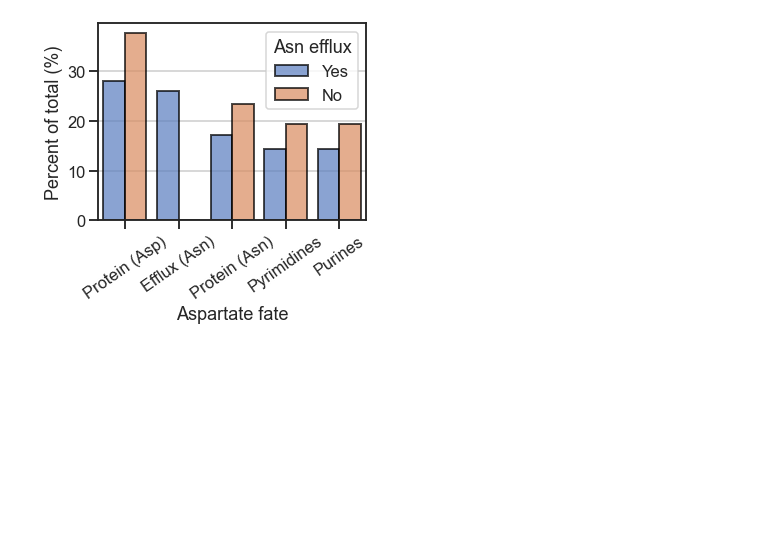
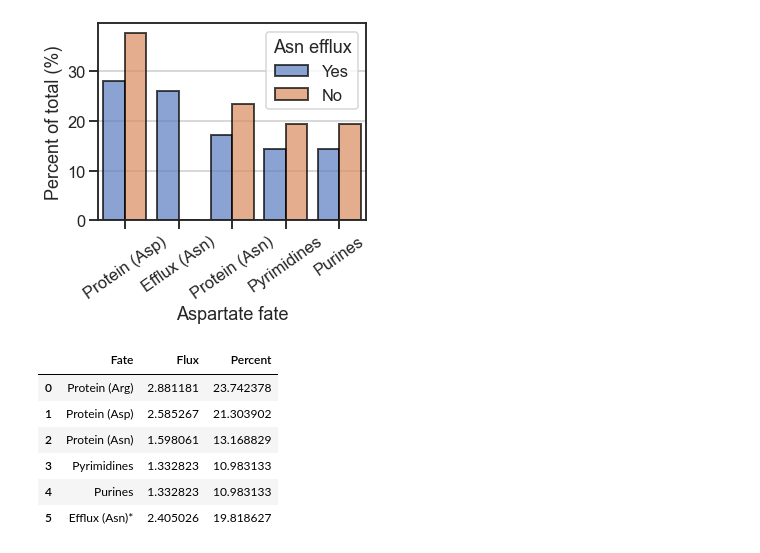
Before and after one commit to krdav/lab-work, a Jupyter notebook: H1299_143B_prot-nucl-quant/asp_fate_plotting.ipynb, the cells around one changed output. Cells and saved outputs as stored; diff of their text form; code cells hidden in the pictures; blank space fills up the shorter version.

```diff
--- a/H1299_143B_prot-nucl-quant/asp_fate_plotting.ipynb
+++ b/H1299_143B_prot-nucl-quant/asp_fate_plotting.ipynb
@@ -52,3 +52,14 @@ fig.tight_layout()
 fig.savefig('asp_fate.pdf')
 # %% [output]
 [figure]
+# %%
+plot_df = pd.read_excel('asp_fate2_plotting.xlsx')
+plot_df
+# %% [output]
+|  | Fate | Flux | Percent |
+| 0 | Protein (Arg) | 2.881181 | 23.742378 |
+| 1 | Protein (Asp) | 2.585267 | 21.303902 |
+| 2 | Protein (Asn) | 1.598061 | 13.168829 |
+| 3 | Pyrimidines | 1.332823 | 10.983133 |
+| 4 | Purines | 1.332823 | 10.983133 |
+| 5 | Efflux (Asn)* | 2.405026 | 19.818627 |
```
Also changed, not shown: parts of 1 cell of this notebook, 4 other files.
